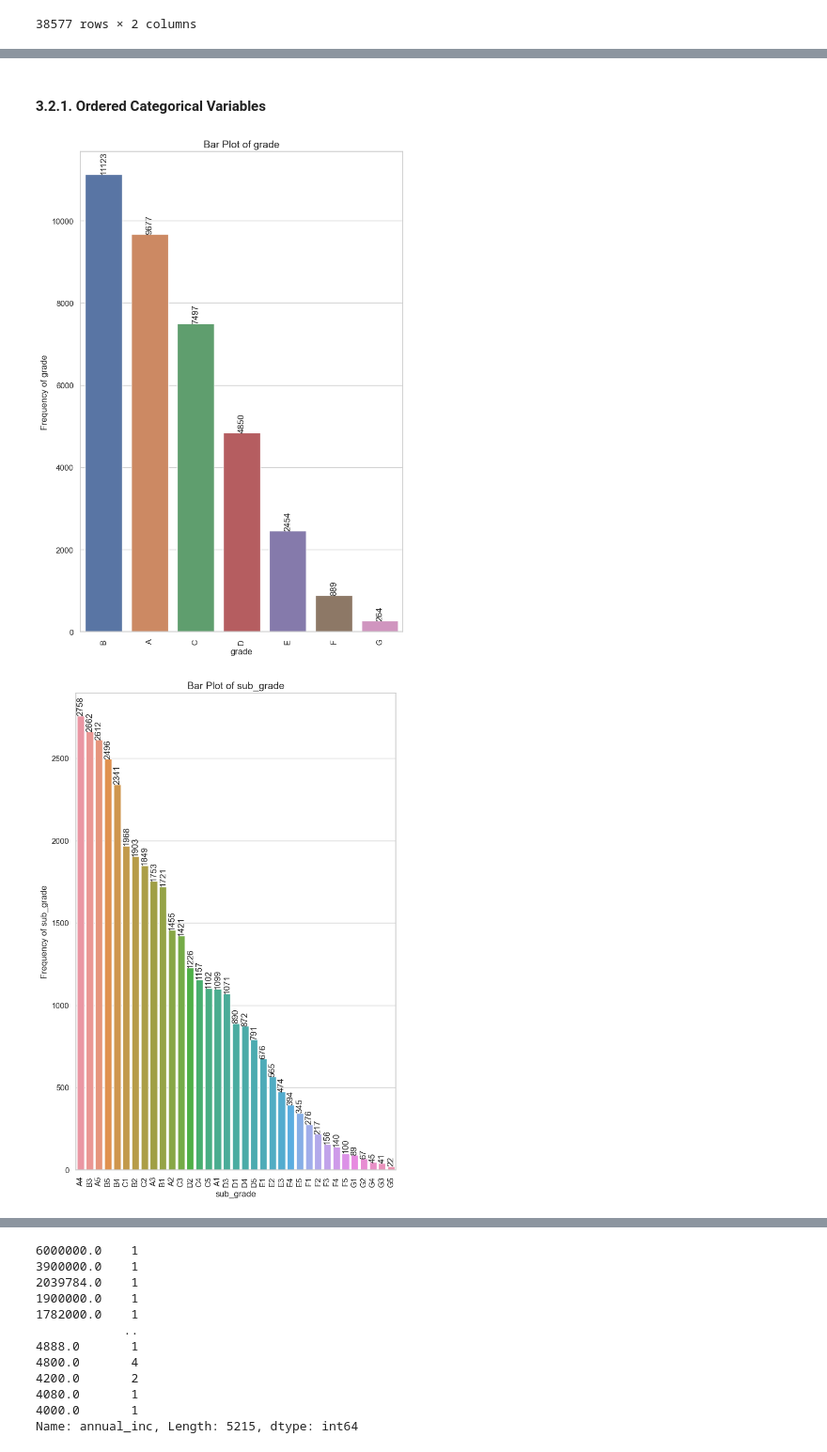
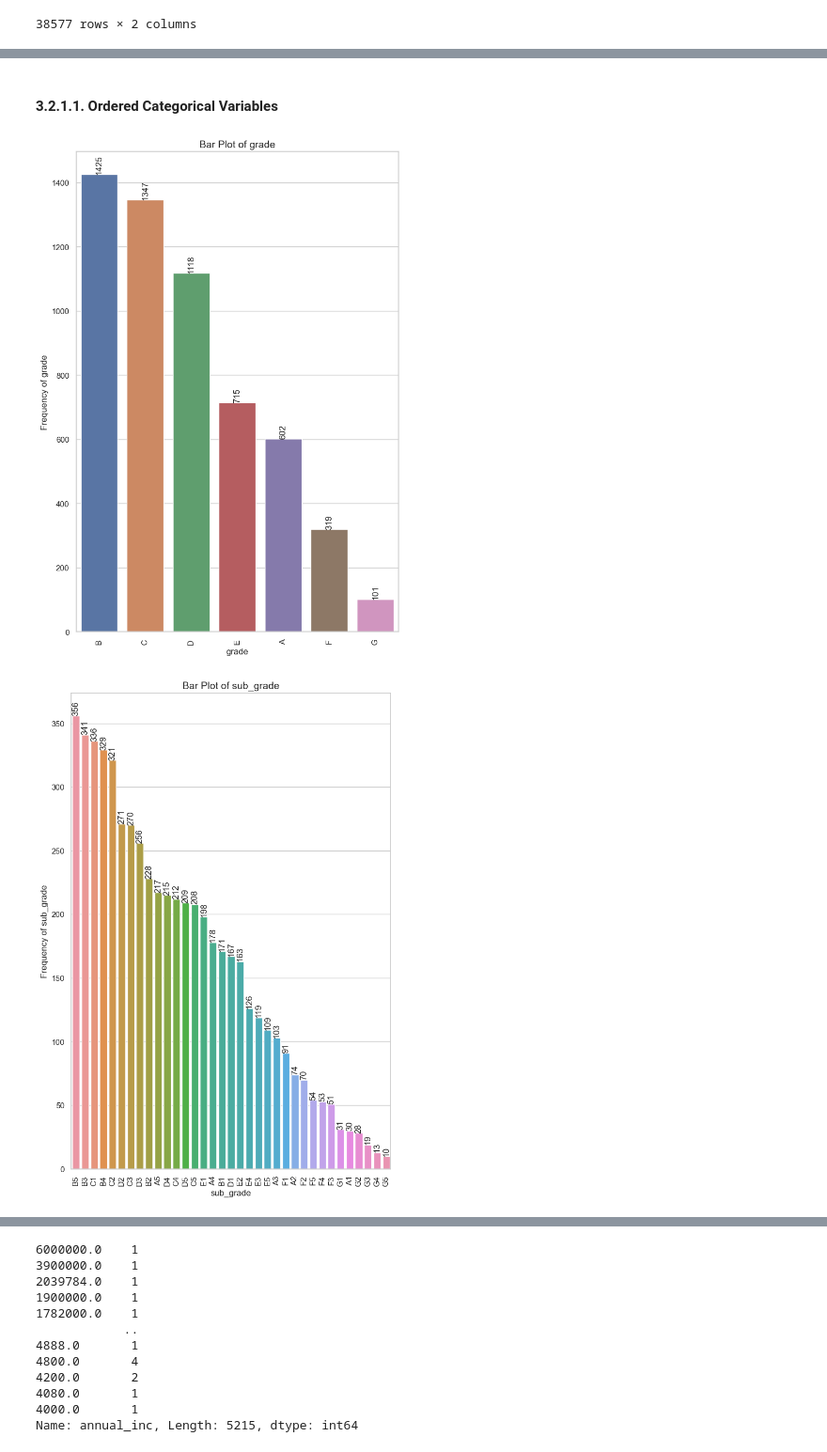
Before and after one commit to akashkriplani/lending-club-case-study, a Jupyter notebook: Akash_Kriplani.ipynb, the cells around one changed output, grey strips where cells are left out. Shown at 94% size. Drawn from its saved outputs; the diff is of its cells as text; code cells hidden in the pictures.

Commit message:
unordered categorical analysis complete

```diff
--- a/Akash_Kriplani.ipynb
+++ b/Akash_Kriplani.ipynb
@@ -146,7 +146,7 @@ loan_df.shape
 # %% [markdown]
 ### 2.6. Common Functions
 # %%
-def plot_bar_graph(dataframe, x_column, y_column=None, hue_column=None, title=None, xlabel=None, ylabel=None, figsize=(10, 6), x_tick_rotation=90, freq_rotation=0):
+def plot_bar_graph_for_defaulters(dataframe, x_column, y_column=None, hue_column=None, title=None, xlabel=None, ylabel=None, figsize=(10, 6), x_tick_rotation=90, freq_rotation=0, filter_column=None, filter_value=None):
     """
     Create a Seaborn bar plot for a specified column in a DataFrame.
 
@@ -161,10 +161,19 @@ def plot_bar_graph(dataframe, x_column, y_column=None, hue_column=None, title=No
         figsize (tuple, optional): Figure size in inches (width, height). Default is (10, 6).
         x_tick_rotation (int, optional): Rotation value for x-axis ticks. Default is 90.
         freq_rotation (int, optional): Rotation value for the exact frequency labels on each bar. Default is 0.
+        filter_column (str, optional): The name of the column to filter on. Default is None.
+        filter_value (any, optional): The value to filter the data on. Default is None.
 
     Returns:
         None
     """
+
+    # Apply the filter if filter_column and filter_value are provided
+    if filter_column and filter_value is not None:
+        filtered_dataframe = dataframe[dataframe[filter_column] == filter_value]
+    else:
+        filtered_dataframe = dataframe
+
     # Set the style
     sns.set(style="whitegrid")
 
@@ -172,11 +181,11 @@ def plot_bar_graph(dataframe, x_column, y_column=None, hue_column=None, title=No
     plt.figure(figsize=figsize)
 
     if y_column:
-        y_data = dataframe[y_column].value_counts()
+        y_data = filtered_dataframe[y_column].value_counts()
         x_data = y_data.index
         sns.barplot(x=x_data, y=y_data.values, hue=hue_column)
     else:
-        sns.barplot(data=dataframe, x=x_column, hue=hue_column)
+        sns.barplot(data=filtered_dataframe, x=x_column, hue=hue_column)
 
     # Display frequency on top of the bars with rotation
     if y_column:
@@ -556,3 +571,8 @@ loan_df[['annual_inc', 'annual_inc_bucket']]
 | 39715 | 200000.0 | 80k - above |
 | 39716 | 22000.0 | 0 - 40k |
 38577 rows × 2 columns
+# %%
+# Bucketting Funded Amount
+funded_amnt_thresholds = [5000, 10000, 15000]
+funded_amnt_labels = ['0 - 5k', '5k - 10k', '10k - 15k', '15k - above']
+loan_df['funded_amnt_bucket'] = loan_df['funded_amnt'].apply(bucket_data, args=(funded_amnt_thresholds, funded_amnt_labels))
@@ -558,0 +595,5 @@ loan_df[['annual_inc', 'annual_inc_bucket']]
+# %%
+# Bucketting DTI
+dti_thresholds = [8, 12, 16, 20]
+dti_labels = ['Very Low', 'Low', 'Medium', 'High', 'Very High']
+loan_df['dti_bucket'] = loan_df['dti'].apply(bucket_data, args=(dti_thresholds, dti_labels))
@@ -587,18 +644,20 @@ Following fields will be checked as part of univariate analysis
 # %% [markdown]
-#### 3.2.1. Ordered Categorical Variables
+#### 3.2.1.1. Ordered Categorical Variables
 # %%
 for cat_var in ['grade', 'sub_grade', 'term', 'emp_length', 'issue_y', 'issue_m', 'issue_q']:
-    plot_bar_graph(
+    plot_bar_graph_for_defaulters(
         loan_df,
         x_column = cat_var,
         y_column = cat_var,
         title = f'Bar Plot of {cat_var}',
         xlabel = cat_var,
         ylabel=f'Frequency of {cat_var}',
         figsize=(8, 12),
         x_tick_rotation=90,
-        freq_rotation=90
+        freq_rotation=90,
+        filter_column='loan_status',
+        filter_value='Charged Off'
     )
 # %% [output]
-[figure, old version]
+[figure, new version]
-[figure, old version]
+[figure, new version]
```
Also changed, not shown: parts of 23 cells of this notebook.
